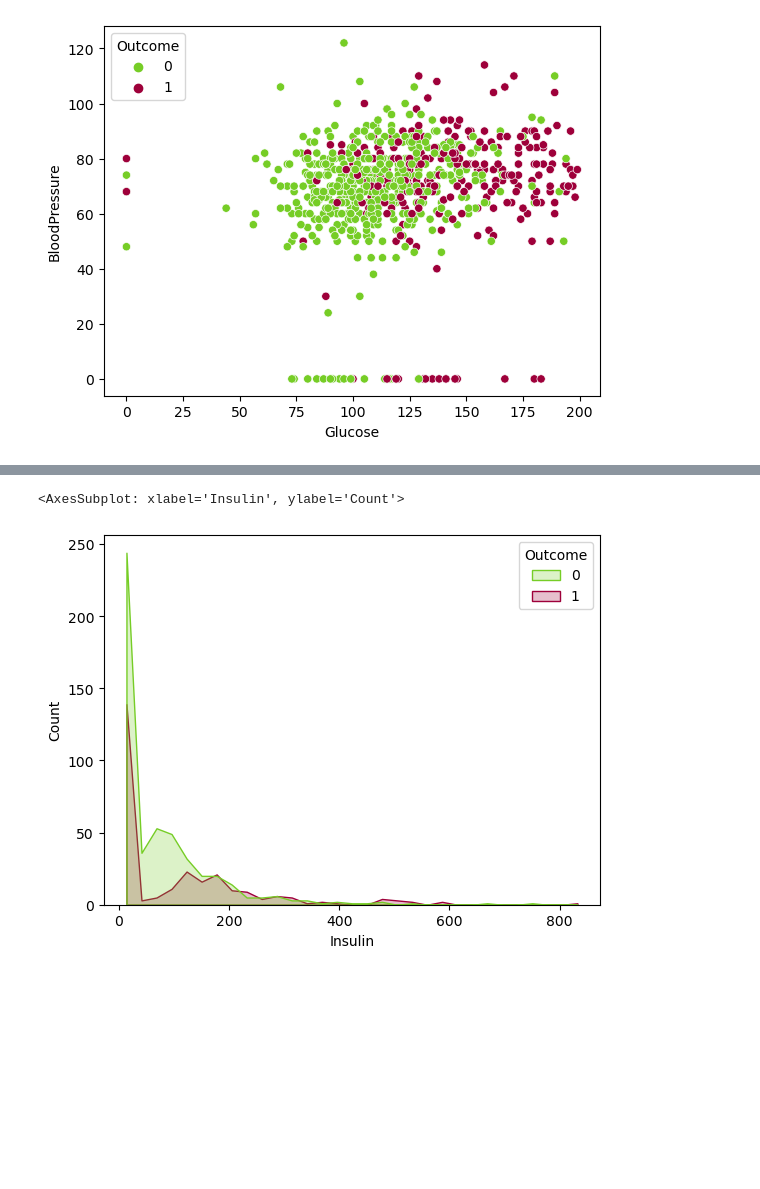
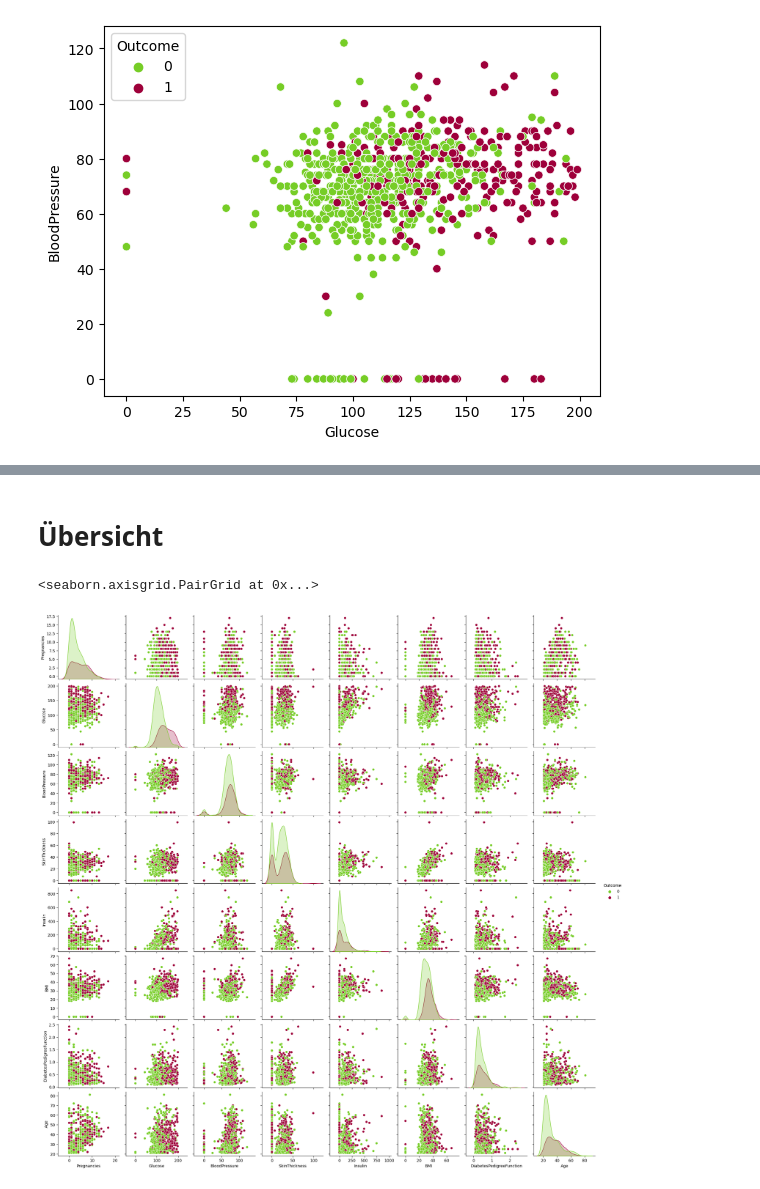
Before and after one commit to KoenigJulia/kids-project-diabetes, a Jupyter notebook: Visualization.ipynb, the cells around one changed output, grey strips where cells are left out. Cells and saved outputs as stored; diff of their text form; code cells hidden in the pictures; blank space fills up the shorter version.

Commit message:
add visualization

```diff
--- a/Visualization.ipynb
+++ b/Visualization.ipynb
@@ -94,5 +94,7 @@ sns.histplot(data=diabetes_data, x='Insulin', palette=diabetes_colors, hue='Outc
+# %% [markdown]
+# Übersicht
 # %%
-sns.histplot(data=diabetes_data, x='Insulin', palette=diabetes_colors, hue='Outcome', element='poly')
+sns.pairplot(data=diabetes_data, hue='Outcome', palette=diabetes_colors)
 # %% [output]
-<AxesSubplot: xlabel='Insulin', ylabel='Count'>
+<seaborn.axisgrid.PairGrid at 0x...>
-[figure, old version]
+[figure, new version]
```
Also changed, not shown: parts of 22 cells of this notebook.
